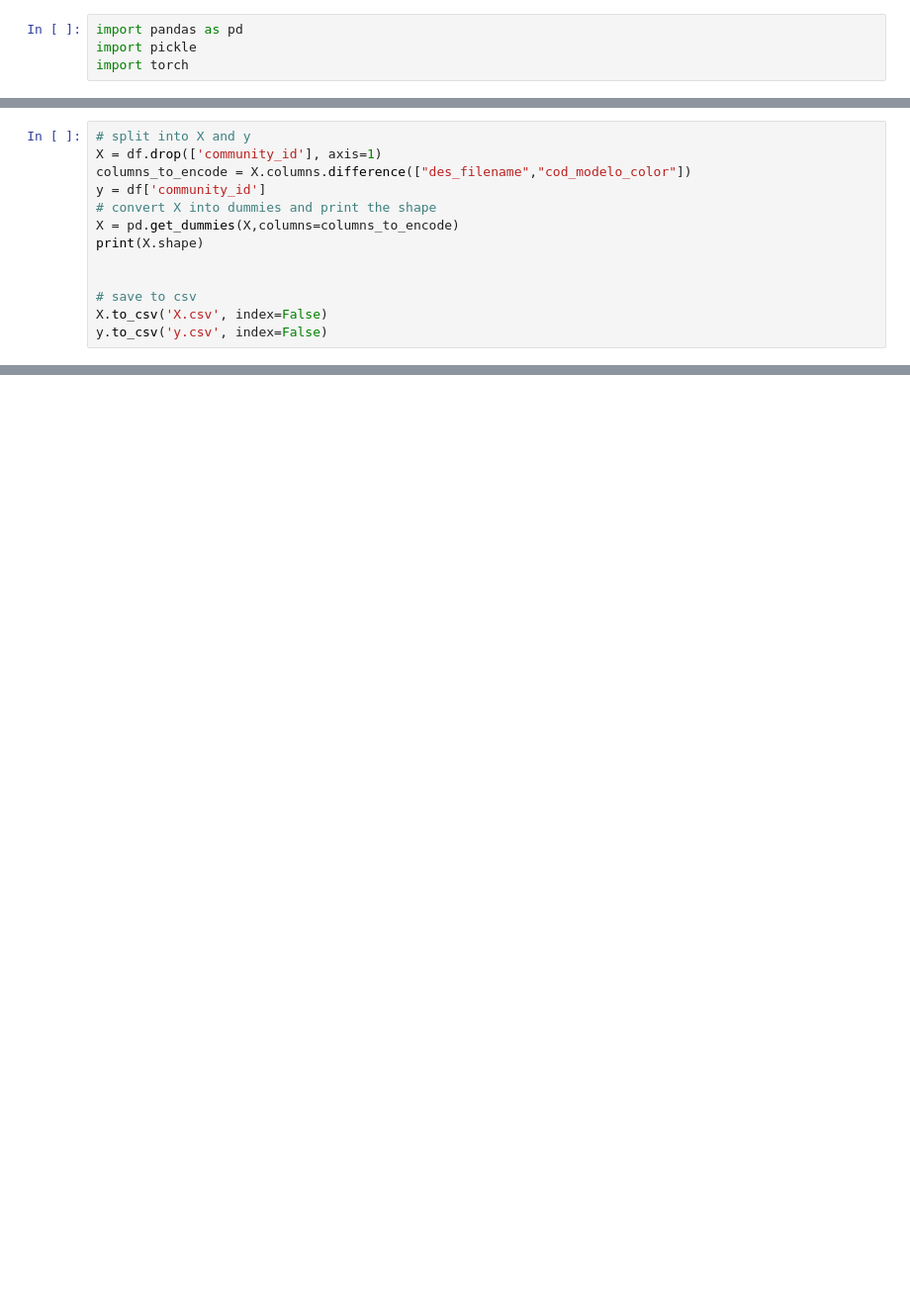
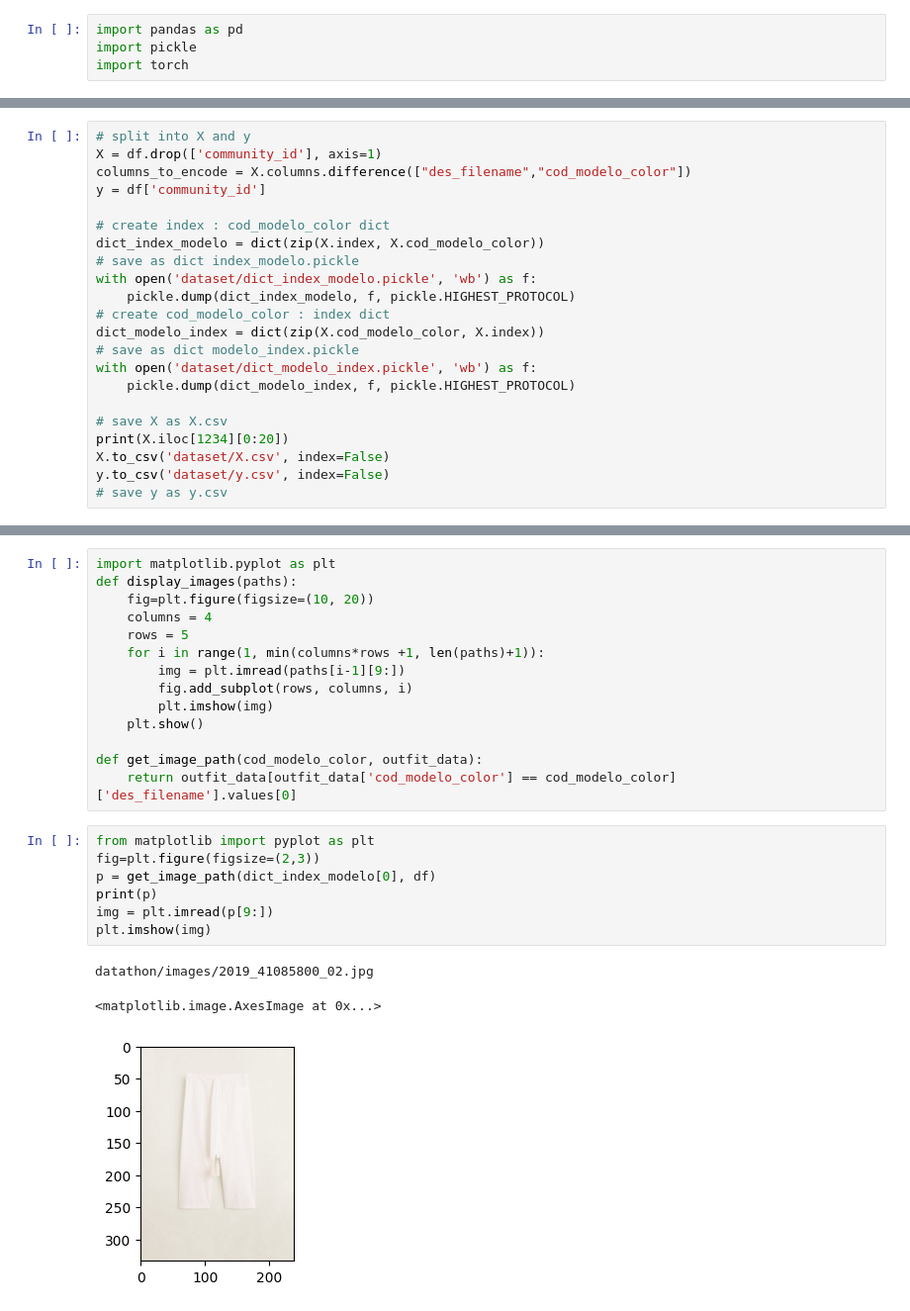
Before and after one commit to pauamargant/Datathon_fme_2023, a Jupyter notebook: part1.ipynb, the cells around one changed output, grey strips where cells are left out. Shown at 99% size. Drawn from its saved outputs; the diff is of its cells as text; blank space fills up the shorter version.

Commit message:
Revert "Revert "Merge branch 'main' of https://github.com/pauamargant/Datathon_fme_2023""
This reverts commit 14ce937a8202586a6c17b7300fba753e4b9be4e8.

```diff
--- a/part1.ipynb
+++ b/part1.ipynb
@@ -39,12 +58,21 @@ labels.head()
 X = df.drop(['community_id'], axis=1)
 columns_to_encode = X.columns.difference(["des_filename","cod_modelo_color"])
 y = df['community_id']
-# convert X into dummies and print the shape
-X = pd.get_dummies(X,columns=columns_to_encode)
-print(X.shape)
 
+# create index : cod_modelo_color dict
+dict_index_modelo = dict(zip(X.index, X.cod_modelo_color))
+# save as dict index_modelo.pickle
+with open('dataset/dict_index_modelo.pickle', 'wb') as f:
+    pickle.dump(dict_index_modelo, f, pickle.HIGHEST_PROTOCOL)
+# create cod_modelo_color : index dict
+dict_modelo_index = dict(zip(X.cod_modelo_color, X.index))
+# save as dict modelo_index.pickle
+with open('dataset/dict_modelo_index.pickle', 'wb') as f:
+    pickle.dump(dict_modelo_index, f, pickle.HIGHEST_PROTOCOL)
 
-# save to csv
-X.to_csv('X.csv', index=False)
-y.to_csv('y.csv', index=False)
+# save X as X.csv
+print(X.iloc[1234][0:20])
+X.to_csv('dataset/X.csv', index=False)
+y.to_csv('dataset/y.csv', index=False)
+# save y as y.csv
 # %% [output]
@@ -51,0 +98,25 @@ y.to_csv('y.csv', index=False)
+# %%
+import matplotlib.pyplot as plt
+def display_images(paths):
+    fig=plt.figure(figsize=(10, 20))
+    columns = 4
+    rows = 5
+    for i in range(1, min(columns*rows +1, len(paths)+1)):
+        img = plt.imread(paths[i-1][9:])
+        fig.add_subplot(rows, columns, i)
+        plt.imshow(img)
+    plt.show()
+
+def get_image_path(cod_modelo_color, outfit_data):
+    return outfit_data[outfit_data['cod_modelo_color'] == cod_modelo_color]['des_filename'].values[0]
+# %%
+from matplotlib import pyplot as plt
+fig=plt.figure(figsize=(2,3))
+p = get_image_path(dict_index_modelo[0], df)
+print(p)
+img = plt.imread(p[9:])
+plt.imshow(img)
+# %% [output]
+datathon/images/2019_41085800_02.jpg
+<matplotlib.image.AxesImage at 0x...>
+[figure, added]
```
Also changed, not shown: parts of 10 cells of this notebook, 35 other files.
